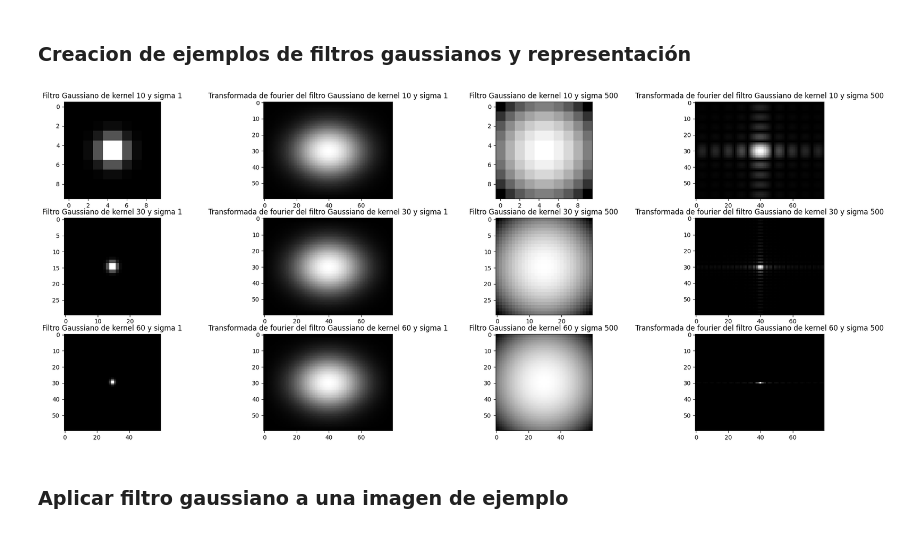
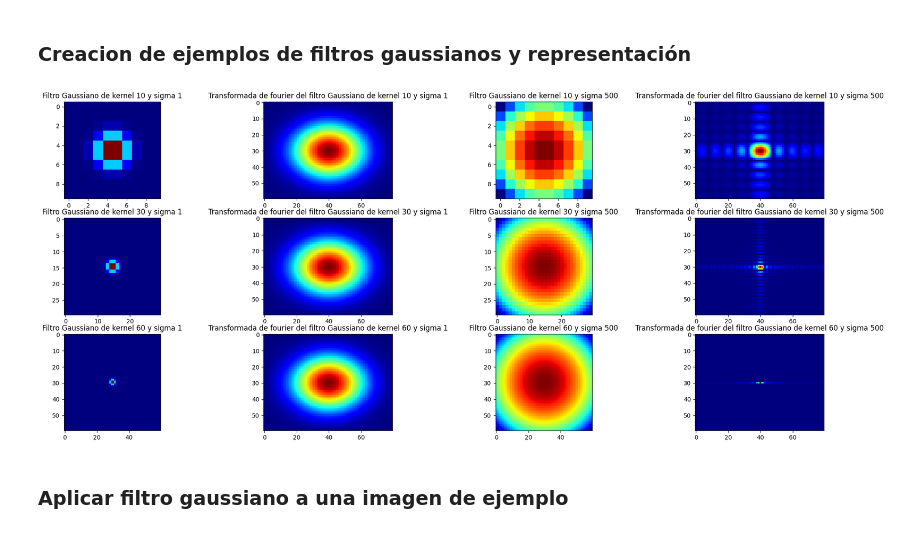
Before and after one commit to gmvtrmaga/vision_computadora_I, a Jupyter notebook: tps/tp2/solucion.ipynb, the cells around one changed output. Cells and saved outputs as stored; diff of their text form; code cells hidden in the pictures.

```diff
--- a/tps/tp2/solucion.ipynb
+++ b/tps/tp2/solucion.ipynb
@@ -35,24 +36,24 @@ from src.img_utils import load_as_gray
 # %%
 kernel_sizes = [10, 30, 60]
 sigmas = [1, 500]
 img_height = 60
 img_width = 80
 
 # Show images in three rows
 fig, axes = plt.subplots(3, 4, figsize=(25, 10))
 
 for i, k in enumerate(kernel_sizes):
     for j, s in enumerate(sigmas):
         gauss_kernel, gauss_fft = create_gauss_filter(img_height, img_width, k, s)
-        axes[i][j * 2].imshow(gauss_kernel, cmap="gray")
+        axes[i][j * 2].imshow(gauss_kernel, cmap="jet")
         axes[i][j * 2].set_title(f"Filtro Gaussiano de kernel {k} y sigma {s}")
 
-        axes[i][j * 2 + 1].imshow(np.log(1 + np.abs(gauss_fft)), cmap="gray")
+        axes[i][j * 2 + 1].imshow(np.log(1 + np.abs(gauss_fft)), cmap="jet")
         axes[i][j * 2 + 1].set_title(
             f"Transformada de fourier del filtro Gaussiano de kernel {k} y sigma {s}"
         )
 # %% [output]
-[figure, old version]
+[figure, new version]
 # %% [markdown]
 ### Aplicar filtro gaussiano a una imagen de ejemplo
 # %%
```
Also changed, not shown: parts of 3 cells of this notebook, 1 other file.
